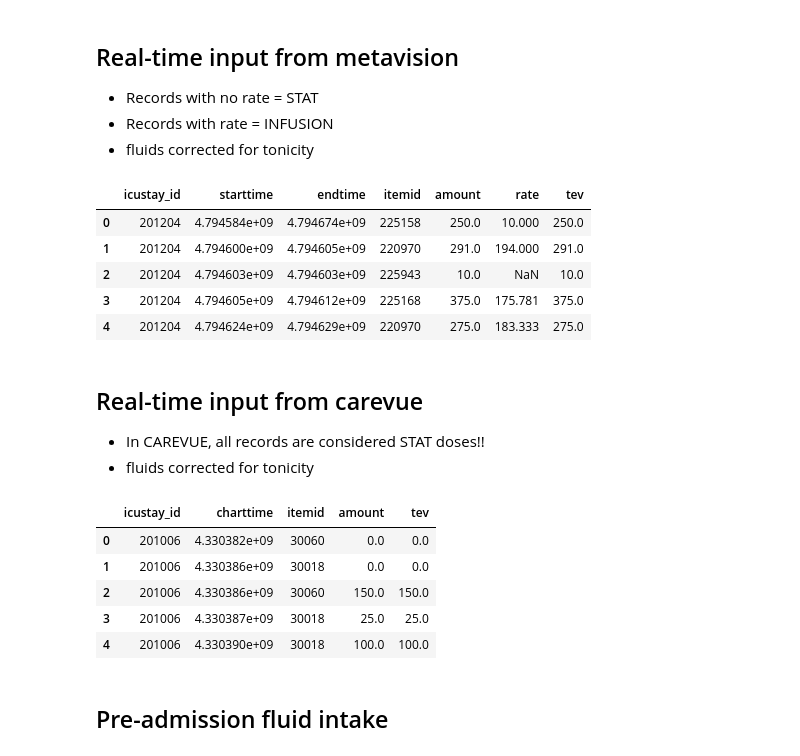
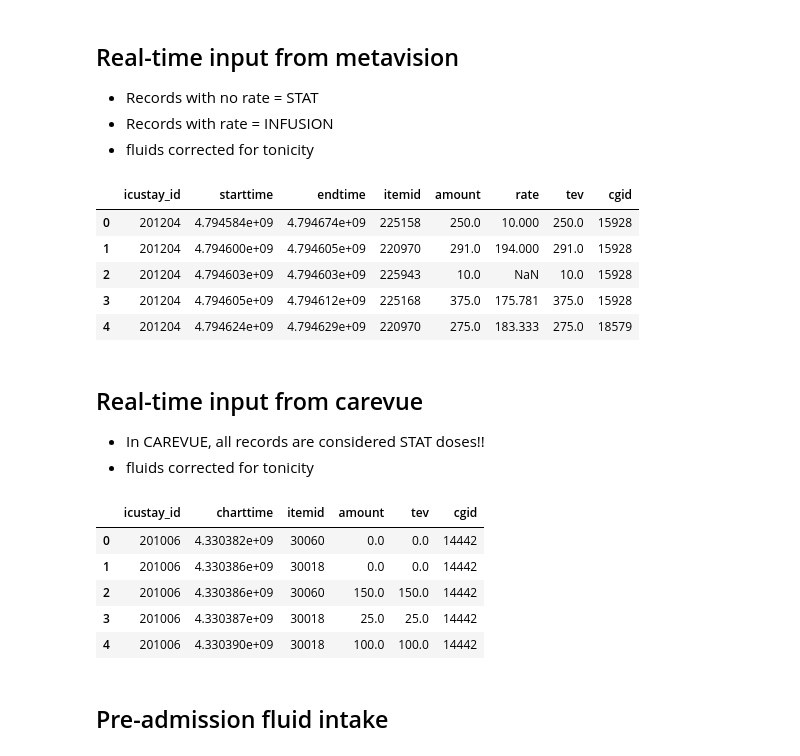
Before and after one commit to faaizT/AI_Clinician, a Jupyter notebook: AIClinician_Data_extract_MIMIC3_140219.ipynb, the cells around one changed output. Cells and saved outputs as stored; diff of their text form; code cells hidden in the pictures.

Commit message:
Extracting caregiver info

```diff
--- a/AIClinician_Data_extract_MIMIC3_140219.ipynb
+++ b/AIClinician_Data_extract_MIMIC3_140219.ipynb
@@ -29,7 +29,7 @@ import shelve
 conn = psycopg2.connect("dbname = mimic user= postgres password=postgres host=localhost")
 
 # Update the path for data extraction here
-exportdir='/Users/faaiz/exportdir/'
+exportdir='/Users/faaiz/exportdir-cg/'
 # %% [markdown]
 # EXTRACTION OF SUB-TABLES
 
@@ -228,40 +228,40 @@ d.head()
 # %%
 query = """
 
 
 with t1 as
 (
-select icustay_id, extract(epoch from starttime) as starttime, extract(epoch from endtime) as endtime, itemid, amount, rate,
+select icustay_id, extract(epoch from starttime) as starttime, extract(epoch from endtime) as endtime, itemid, amount, rate, cgid,
 case when itemid in (30176,30315) then amount *0.25
 when itemid in (30161) then amount *0.3
 when itemid in (30020,30015,225823,30321,30186,30211, 30353,42742,42244,225159) then amount *0.5 --
 when itemid in (227531) then amount *2.75
 when itemid in (30143,225161) then amount *3
 when itemid in (30009,220862) then amount *5
 when itemid in (30030,220995,227533) then amount *6.66
 when itemid in (228341) then amount *8
 else amount end as tev -- total equivalent volume
 from mimiciii.inputevents_mv
 -- only real time items !!
 where icustay_id is not null and amount is not null and itemid in (225158,225943,226089,225168,225828,225823,220862,220970,220864,225159,220995,225170,225825,227533,225161,227531,225171,225827,225941,225823,225825,225941,225825,228341,225827,30018,30021,30015,30296,30020,30066,30001,30030,30060,30005,30321,3000630061,30009,30179,30190,30143,30160,30008,30168,30186,30211,30353,30159,30007,30185,30063,30094,30352,30014,30011,30210,46493,45399,46516,40850,30176,30161,30381,30315,42742,30180,46087,41491,30004,42698,42244)
 )
 
 
-select icustay_id, starttime, endtime, itemid, round(cast(amount as numeric),3) as amount,round(cast(rate as numeric),3) as rate,round(cast(tev as numeric),3) as tev -- total equiv volume
+select icustay_id, starttime, endtime, itemid, round(cast(amount as numeric),3) as amount,round(cast(rate as numeric),3) as rate,round(cast(tev as numeric),3) as tev /* total equiv volume*/, cgid
 from t1
 order by icustay_id, starttime, itemid
 
 """
 d = pd.read_sql_query(query,conn)
 d.to_csv(exportdir+'fluid_mv.csv',index=False,sep='|')
 d.head()
 # %% [output]
-|  | icustay_id | starttime | endtime | itemid | amount | rate | tev |
-| 0 | 201204 | 4.794584e+09 | 4.794674e+09 | 225158 | 250.0 | 10.000 | 250.0 |
-| 1 | 201204 | 4.794600e+09 | 4.794605e+09 | 220970 | 291.0 | 194.000 | 291.0 |
-| 2 | 201204 | 4.794603e+09 | 4.794603e+09 | 225943 | 10.0 | NaN | 10.0 |
-| 3 | 201204 | 4.794605e+09 | 4.794612e+09 | 225168 | 375.0 | 175.781 | 375.0 |
-| 4 | 201204 | 4.794624e+09 | 4.794629e+09 | 220970 | 275.0 | 183.333 | 275.0 |
+|  | icustay_id | starttime | endtime | itemid | amount | rate | tev | cgid |
+| 0 | 201204 | 4.794584e+09 | 4.794674e+09 | 225158 | 250.0 | 10.000 | 250.0 | 15928 |
+| 1 | 201204 | 4.794600e+09 | 4.794605e+09 | 220970 | 291.0 | 194.000 | 291.0 | 15928 |
+| 2 | 201204 | 4.794603e+09 | 4.794603e+09 | 225943 | 10.0 | NaN | 10.0 | 15928 |
+| 3 | 201204 | 4.794605e+09 | 4.794612e+09 | 225168 | 375.0 | 175.781 | 375.0 | 15928 |
+| 4 | 201204 | 4.794624e+09 | 4.794629e+09 | 220970 | 275.0 | 183.333 | 275.0 | 18579 |
 # %% [markdown]
 ## Real-time input from carevue
 
@@ -271,7 +271,7 @@ d.head()
 query = """
 with t1 as
 (
-select icustay_id, extract(epoch from charttime) as charttime, itemid, amount,
+select icustay_id, extract(epoch from charttime) as charttime, itemid, amount, cgid,
 case when itemid in (30176,30315) then amount *0.25
 when itemid in (30161) then amount *0.3
 when itemid in (30020,30321, 30015,225823,30186,30211,30353,42742,42244,225159,225159,225159) then amount *0.5
@@ -288,7 +288,7 @@ order by icustay_id, charttime, itemid
 )
 
 
-select icustay_id, charttime, itemid, round(cast(amount as numeric),3) as amount, round(cast(tev as numeric),3) as tev -- total equivalent volume
+select icustay_id, charttime, itemid, round(cast(amount as numeric),3) as amount, round(cast(tev as numeric),3) as tev /* total equivalent volume */, cgid
 from t1
 
 """
@@ -296,12 +296,12 @@ d = pd.read_sql_query(query,conn)
 d.to_csv(exportdir+'fluid_cv.csv',index=False,sep='|')
 d.head()
 # %% [output]
-|  | icustay_id | charttime | itemid | amount | tev |
-| 0 | 201006 | 4.330382e+09 | 30060 | 0.0 | 0.0 |
-| 1 | 201006 | 4.330386e+09 | 30018 | 0.0 | 0.0 |
-| 2 | 201006 | 4.330386e+09 | 30060 | 150.0 | 150.0 |
-| 3 | 201006 | 4.330387e+09 | 30018 | 25.0 | 25.0 |
-| 4 | 201006 | 4.330390e+09 | 30018 | 100.0 | 100.0 |
+|  | icustay_id | charttime | itemid | amount | tev | cgid |
+| 0 | 201006 | 4.330382e+09 | 30060 | 0.0 | 0.0 | 14442 |
+| 1 | 201006 | 4.330386e+09 | 30018 | 0.0 | 0.0 | 14442 |
+| 2 | 201006 | 4.330386e+09 | 30060 | 150.0 | 150.0 | 14442 |
+| 3 | 201006 | 4.330387e+09 | 30018 | 25.0 | 25.0 | 14442 |
+| 4 | 201006 | 4.330390e+09 | 30018 | 100.0 | 100.0 | 14442 |
 # %% [markdown]
 ## Pre-admission fluid intake
 # %%
```
Also changed, not shown: parts of 2 cells of this notebook, 1 other file.
